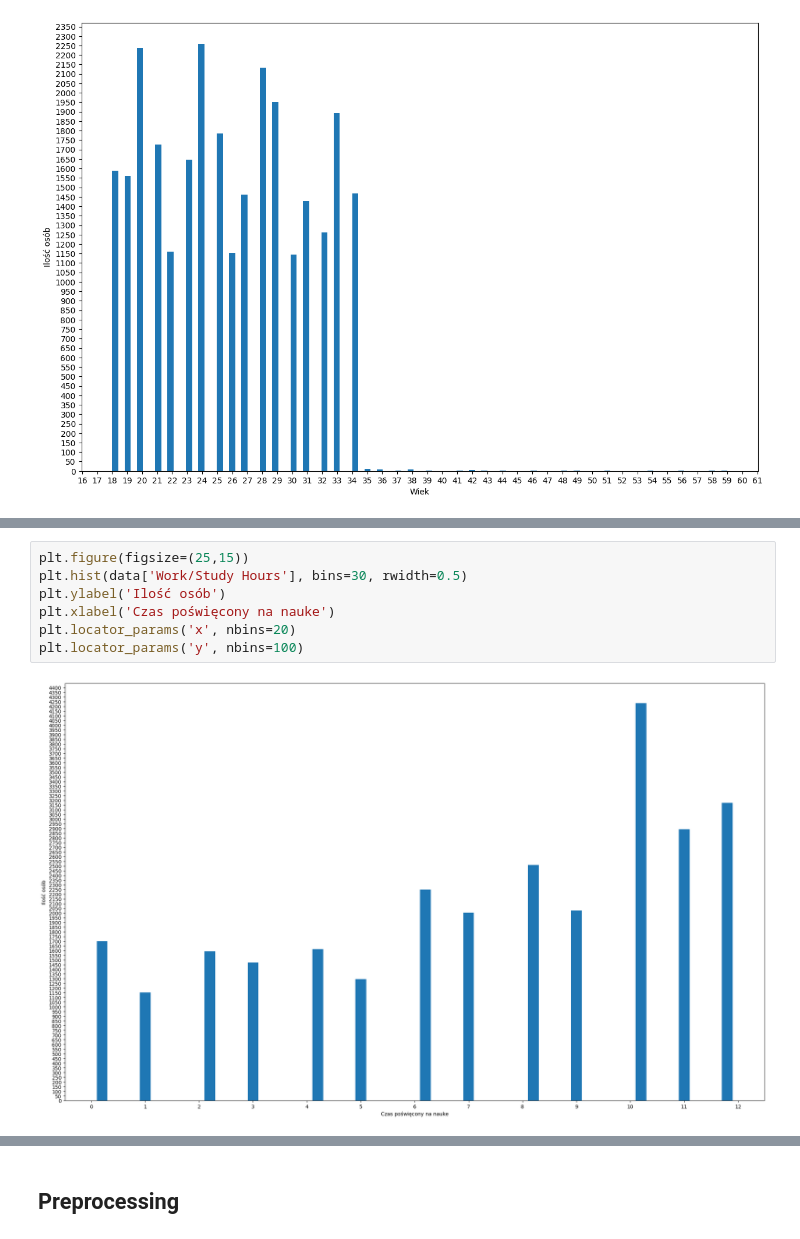
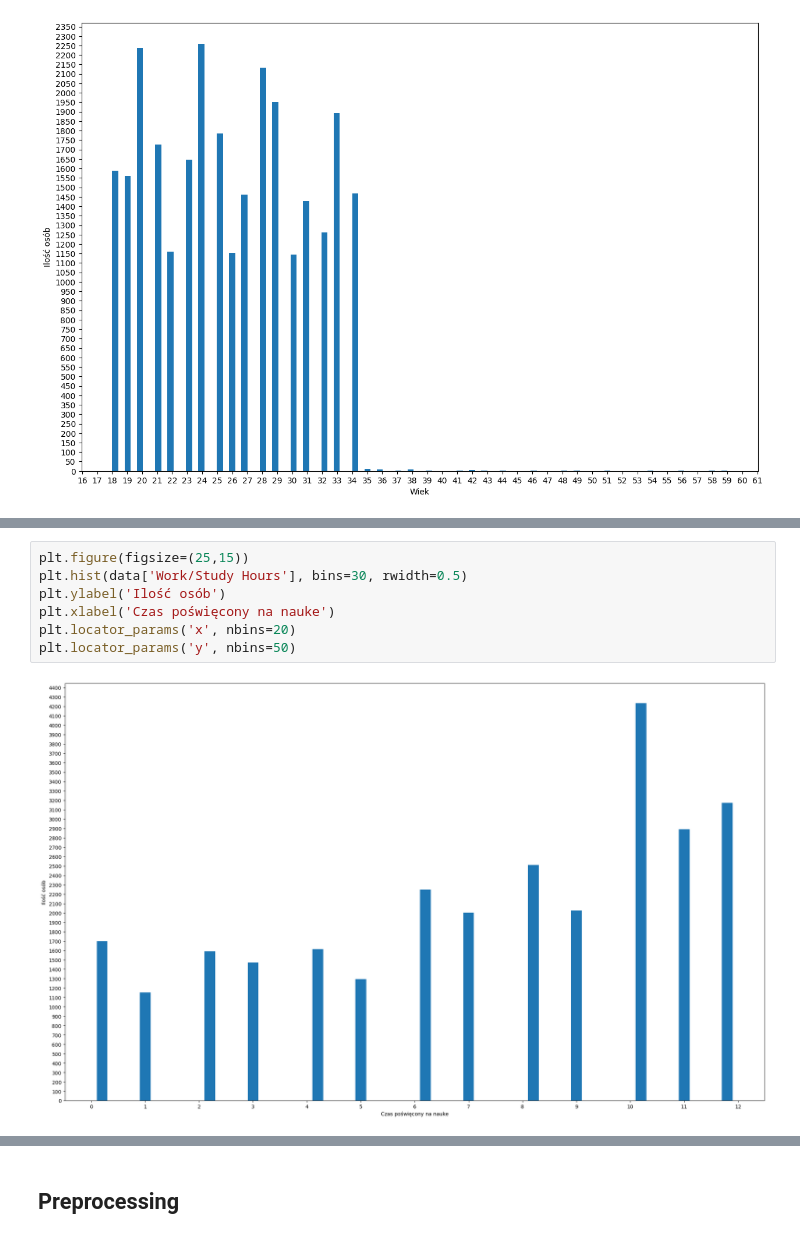
Before and after one commit to Suleyyy/ML_Depresja, a Jupyter notebook: Klasyfikacja_depresji.ipynb, the cells around one changed output, grey strips where cells are left out. Cells and saved outputs as stored; diff of their text form.

```diff
--- a/Klasyfikacja_depresji.ipynb
+++ b/Klasyfikacja_depresji.ipynb
@@ -122,10 +123,10 @@ plt.locator_params('y', nbins=100)
 # %%
 plt.figure(figsize=(25,15))
 plt.hist(data['Work/Study Hours'], bins=30, rwidth=0.5)
 plt.ylabel('Ilość osób')
 plt.xlabel('Czas poświęcony na nauke')
 plt.locator_params('x', nbins=20)
-plt.locator_params('y', nbins=100)
+plt.locator_params('y', nbins=50)
 # %% [output]
-[figure, old version]
+[figure, new version]
 # %%
```
Also changed, not shown: parts of 9 cells of this notebook.
